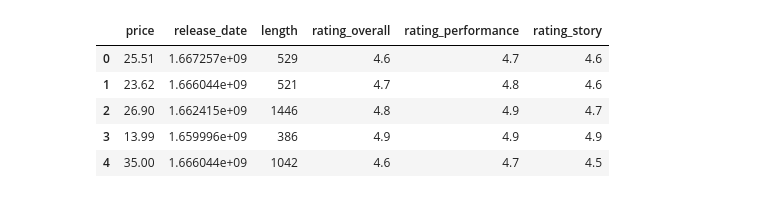
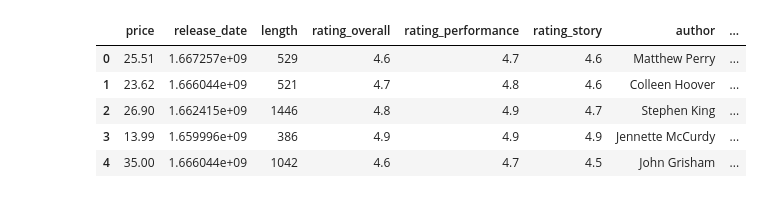
Before and after one commit to LanaP3/Projektna_naloga, a Jupyter notebook: graphs.ipynb, the cells around one changed output. Cells and saved outputs as stored; diff of their text form; code cells hidden in the pictures.

```diff
--- a/graphs.ipynb
+++ b/graphs.ipynb
@@ -9,37 +9,54 @@ from datetime import datetime
 # %%
 df_1 = pd.read_csv(".\\audiobooks.csv")
 df_2 = pd.read_csv(".\\audiobooks_2.csv")
 df = df_1.merge(df_2, on='audiobook_id')
-df = df[['price', 'release_date', 'length', 'rating_overall', 'rating_performance', 'rating_story']].dropna()
+df = df[['price', 'release_date', 'length', 'rating_overall', 'rating_performance', 'rating_story', 'author']].dropna()
 
 def convert_time(time_str):
     year = time_str[-2:]
     time_str = time_str[:-2] + '20' + year
     date_time = datetime.strptime(time_str, '%m-%d-%Y')
     return date_time.timestamp()
 
 def convert_duration(length):
     # 9 hrs and 15 mins
 
     if 'hrs' in length:
         hours = length.split('hrs')[0].strip() # 9
     else:
         hours = length.split('hr')[0].strip() # 9
     if 'mins' in length:
         minutes = length[:-5].split(' ')[-1] # 15
         time = int(hours)*60 + int(minutes)
     else:
         time = int(hours)*60
     return time
 
 df['release_date'] = df['release_date'].apply(convert_time)
 df['length'] = df['length'].apply(convert_duration)
 df['price'] = df['price'].apply(lambda s : float(s[1:]))
+
+name_gender_dict = pd.read_csv(".\\name_gender_dataset.csv").drop_duplicates(subset=['Name']).set_index('Name').to_dict('index')
+name_gender_dict
+def find_gender(full_name):
+    name = full_name.split(' ')[0]
+    if name in name_gender_dict:
+        gender = name_gender_dict[name]['Gender']
+        if gender == 'M':
+            return 0
+        else:
+            return 2
+    else:
+        return 1
+        print('no match')
+
+df['author_gender'] = df['author'].apply(find_gender)
+
 df.head()
 # %% [output]
-|  | price | release_date | length | rating_overall | rating_performance | rating_story |
-| 0 | 25.51 | 1.667257e+09 | 529 | 4.6 | 4.7 | 4.6 |
-| 1 | 23.62 | 1.666044e+09 | 521 | 4.7 | 4.8 | 4.6 |
-| 2 | 26.90 | 1.662415e+09 | 1446 | 4.8 | 4.9 | 4.7 |
-| 3 | 13.99 | 1.659996e+09 | 386 | 4.9 | 4.9 | 4.9 |
-| 4 | 35.00 | 1.666044e+09 | 1042 | 4.6 | 4.7 | 4.5 |
+|  | price | release_date | length | rating_overall | rating_performance | rating_story | author | ... |
+| 0 | 25.51 | 1.667257e+09 | 529 | 4.6 | 4.7 | 4.6 | Matthew Perry | ... |
+| 1 | 23.62 | 1.666044e+09 | 521 | 4.7 | 4.8 | 4.6 | Colleen Hoover | ... |
+| 2 | 26.90 | 1.662415e+09 | 1446 | 4.8 | 4.9 | 4.7 | Stephen King | ... |
+| 3 | 13.99 | 1.659996e+09 | 386 | 4.9 | 4.9 | 4.9 | Jennette McCurdy | ... |
+| 4 | 35.00 | 1.666044e+09 | 1042 | 4.6 | 4.7 | 4.5 | John Grisham | ... |
```
Also changed, not shown: parts of 2 cells of this notebook, 6 other files.
